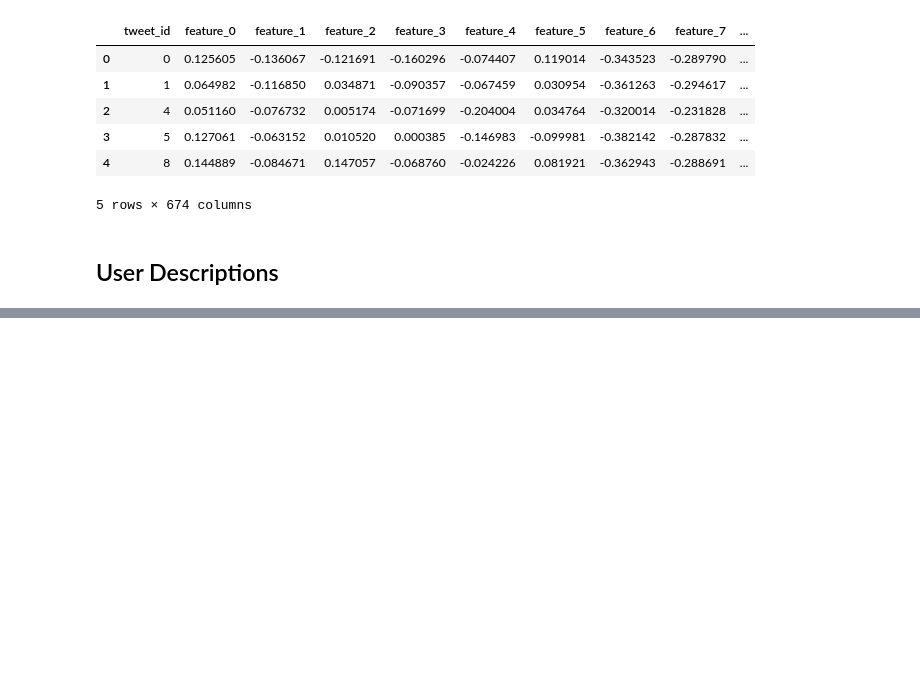
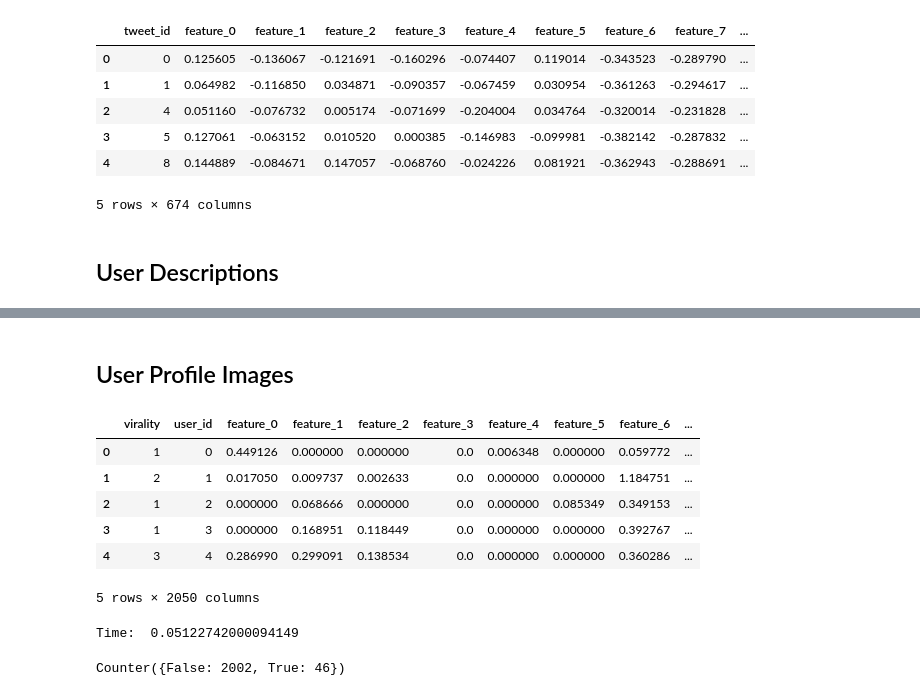
Before and after one commit to shpatrickguo/bitgrit, a Jupyter notebook: Viral Tweets Prediction Challenge/Viral Tweets Prediction Challenge.ipynb, the cells around one changed output, grey strips where cells are left out. Saved outputs shown, nothing was run; the diff lists cells and outputs as text; code cells hidden in the pictures; blank space fills up the shorter version.

```diff
--- a/Viral Tweets Prediction Challenge/Viral Tweets Prediction Challenge.ipynb
+++ b/Viral Tweets Prediction Challenge/Viral Tweets Prediction Challenge.ipynb
@@ -489,0 +523,36 @@ descriptions_df.head()
+# %% [markdown]
+## User Profile Images
+# %%
+profile_images_df = pd.merge(average_virality_df, user_vectorized_profile_images, left_on='tweet_user_id', right_on='user_id', how='right')
+profile_images_df.head()
+# %% [output]
+|  | virality | user_id | feature_0 | feature_1 | feature_2 | feature_3 | feature_4 | feature_5 | feature_6 | ... |
+| 0 | 1 | 0 | 0.449126 | 0.000000 | 0.000000 | 0.0 | 0.006348 | 0.000000 | 0.059772 | ... |
+| 1 | 2 | 1 | 0.017050 | 0.009737 | 0.002633 | 0.0 | 0.000000 | 0.000000 | 1.184751 | ... |
+| 2 | 1 | 2 | 0.000000 | 0.068666 | 0.000000 | 0.0 | 0.000000 | 0.085349 | 0.349153 | ... |
+| 3 | 1 | 3 | 0.000000 | 0.168951 | 0.118449 | 0.0 | 0.000000 | 0.000000 | 0.392767 | ... |
+| 4 | 3 | 4 | 0.286990 | 0.299091 | 0.138534 | 0.0 | 0.000000 | 0.000000 | 0.360286 | ... |
+5 rows × 2050 columns
+# %%
+# Set the target as well as dependent variables from image data.
+y = profile_images_df['virality']
+x = profile_images_df.loc[:, profile_images_df.columns.str.contains("feature_")]
+
+# time the model fitting
+start = timeit.default_timer()
+
+# Fit the trained model on our data
+sel_model.fit(x, y)
+
+stop = timeit.default_timer()
+print('Time: ', stop - start)
+
+# get index of good features
+sel_index = sel_model.get_support()
+
+# count the no of columns selected
+counter = collections.Counter(sel_model.get_support())
+counter
+# %% [output]
+Time:  0.05122742000094149
+Counter({False: 2002, True: 46})
```
Also changed, not shown: parts of 21 cells of this notebook.
